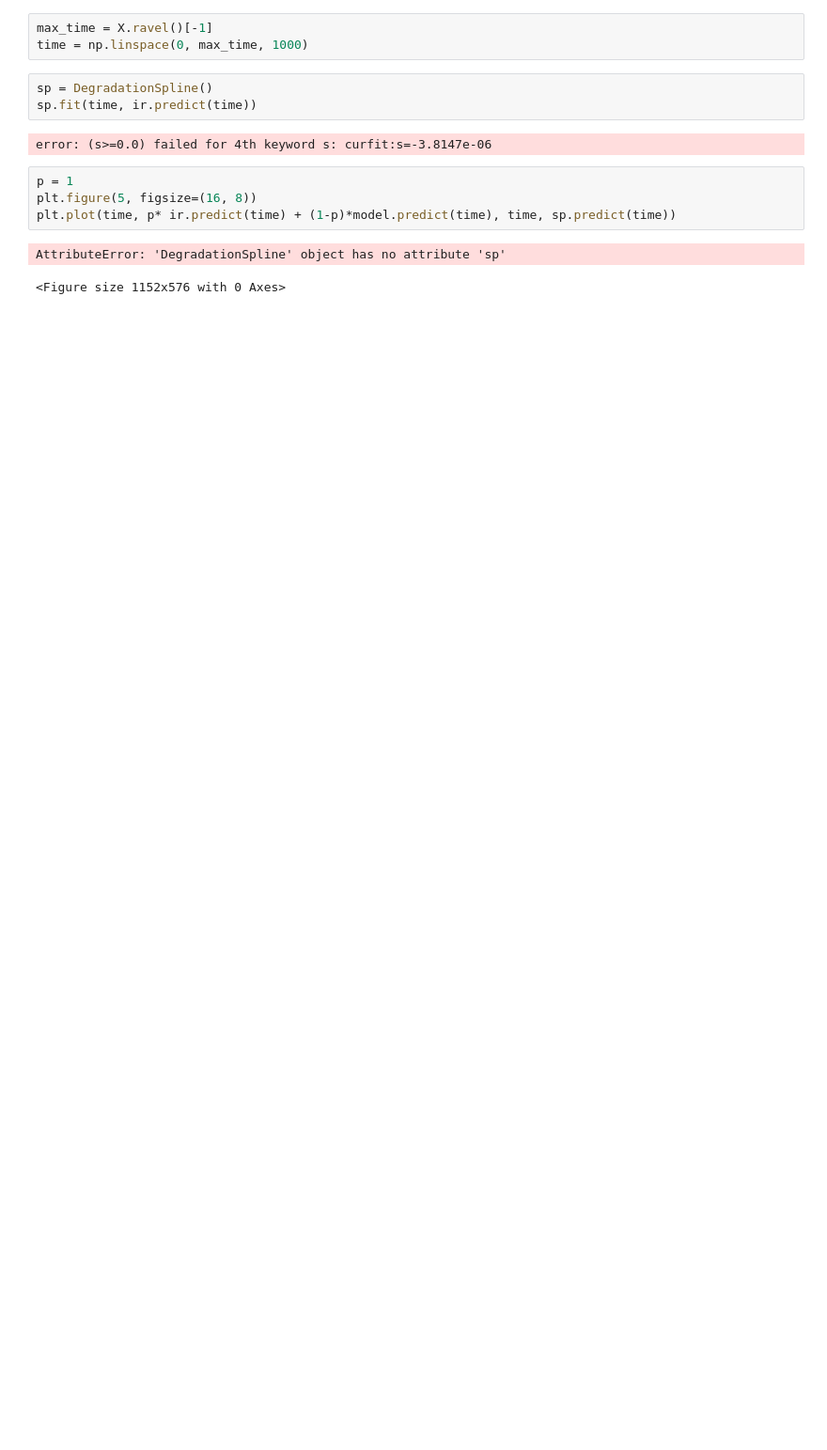
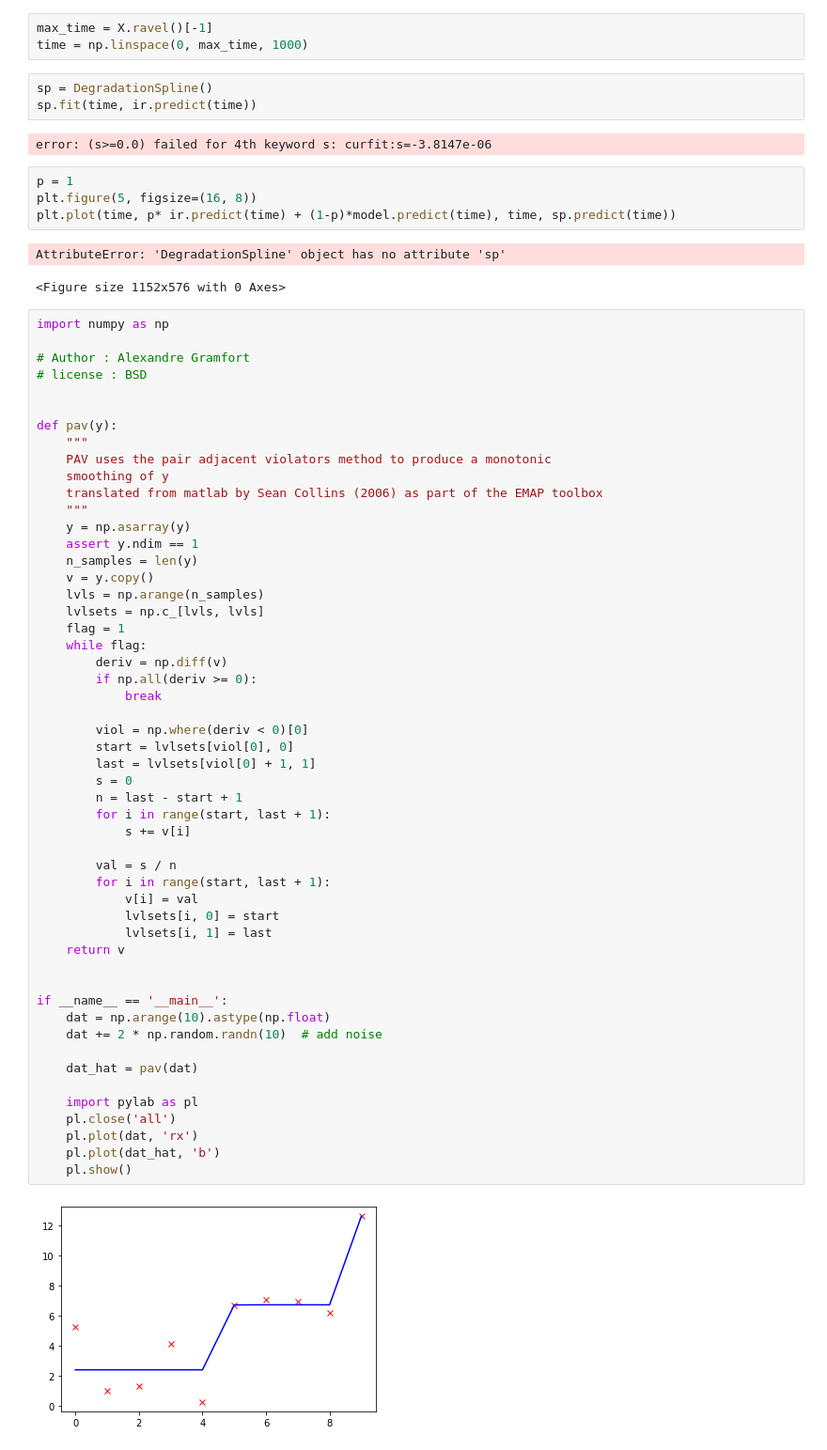
Before and after one commit to roksikonja/dslab_virgo_tsi, a Jupyter notebook: exponential_decay.ipynb, the cells around one changed output. Shown at 94% size. Saved outputs shown, nothing was run; the diff lists cells and outputs as text; blank space fills up the shorter version.

Commit message:
Add isotonic regression model with spline smoothing

```diff
--- a/exponential_decay.ipynb
+++ b/exponential_decay.ipynb
@@ -364,3 +364,57 @@ plt.plot(time, p* ir.predict(time) + (1-p)*model.predict(time), time, sp.predict
 # %% [output]
 AttributeError: 'DegradationSpline' object has no attribute 'sp'
 <Figure size 1152x576 with 0 Axes>
+# %%
+import numpy as np
+
+# Author : Alexandre Gramfort
+# license : BSD
+
+
+def pav(y):
+    """
+    PAV uses the pair adjacent violators method to produce a monotonic
+    smoothing of y
+    translated from matlab by Sean Collins (2006) as part of the EMAP toolbox
+    """
+    y = np.asarray(y)
+    assert y.ndim == 1
+    n_samples = len(y)
+    v = y.copy()
+    lvls = np.arange(n_samples)
+    lvlsets = np.c_[lvls, lvls]
+    flag = 1
+    while flag:
+        deriv = np.diff(v)
+        if np.all(deriv >= 0):
+            break
+
+        viol = np.where(deriv < 0)[0]
+        start = lvlsets[viol[0], 0]
+        last = lvlsets[viol[0] + 1, 1]
+        s = 0
+        n = last - start + 1
+        for i in range(start, last + 1):
+            s += v[i]
+
+        val = s / n
+        for i in range(start, last + 1):
+            v[i] = val
+            lvlsets[i, 0] = start
+            lvlsets[i, 1] = last
+    return v
+
+
+if __name__ == '__main__':
+    dat = np.arange(10).astype(np.float)
+    dat += 2 * np.random.randn(10)  # add noise
+
+    dat_hat = pav(dat)
+
+    import pylab as pl
+    pl.close('all')
+    pl.plot(dat, 'rx')
+    pl.plot(dat_hat, 'b')
+    pl.show()
+# %% [output]
+[figure, added]
```
Also changed, not shown: parts of 3 cells of this notebook, 1 other file.
